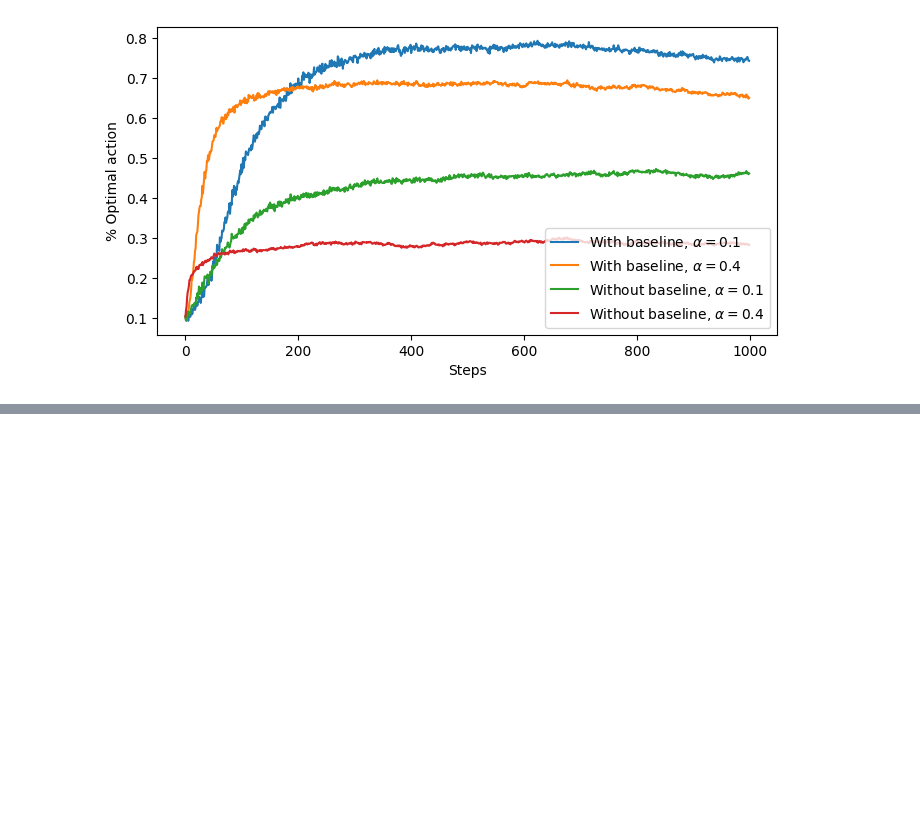
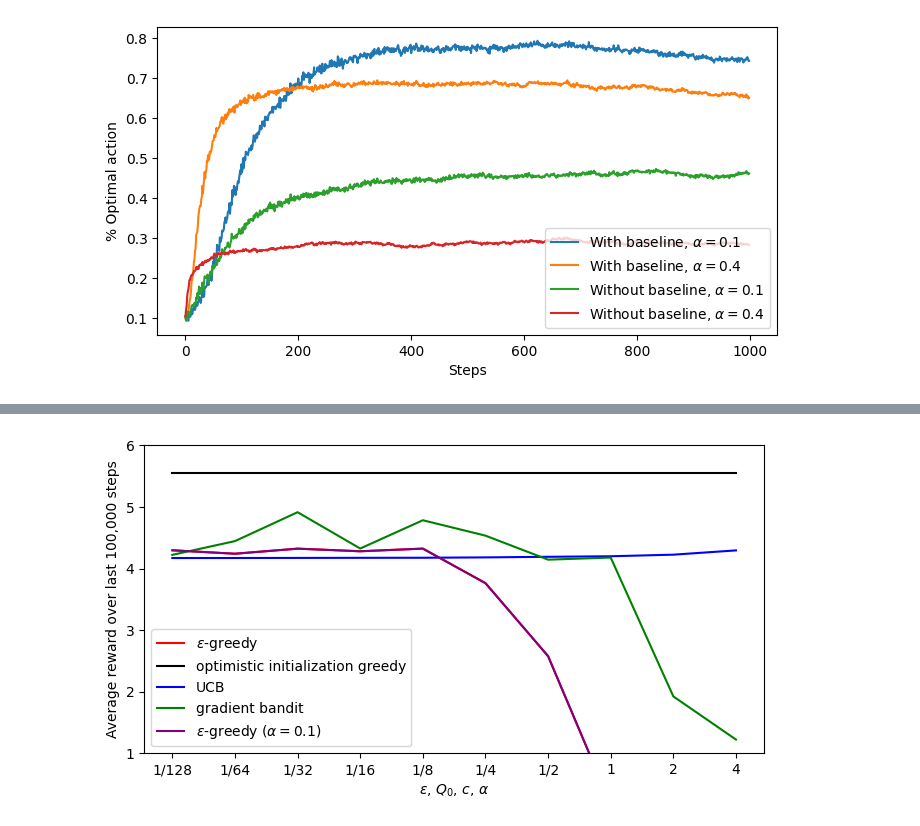
Before and after one commit to petergchang/Sutton-RL-Jax, a Jupyter notebook: Ch2.ipynb, the cells around one changed output, grey strips where cells are left out. Cells and saved outputs as stored; diff of their text form; code cells hidden in the pictures; blank space fills up the shorter version.

```diff
--- a/Ch2.ipynb
+++ b/Ch2.ipynb
@@ -410,0 +455,35 @@ ax.legend();
+# %%
+# Greedy with optimistic initialization (alpha=0.1)
+opt_greedy_nst_experiment = \
+    lambda Q: nonstationary_bandit_experiment(n_iter=10, n=200_000, alpha=0.1, init_reward=Q)[0][-100_000:].mean()
+opt_greedy_nst_rewards = vmap(opt_greedy_nst_experiment)(parameter_grid)
+# %%
+# UCB
+ucb_nst_experiment = \
+    lambda c: nonstationary_bandit_experiment(n_iter=10, n=200_000, ucb_c=c)[0][-100_000:].mean()
+ucb_nst_rewards = vmap(ucb_nst_experiment)(parameter_grid)
+# %%
+# Gradient bandit
+gb_nst_experiment = \
+    lambda alpha: nonstationary_gradient_bandit_experiment(n_iter=10, n=200_000, alpha=alpha)[0][-100_000:].mean()
+gb_nst_rewards = vmap(gb_nst_experiment)(parameter_grid)
+# %%
+# constant step-size e-greedy
+e_greedy_css_nst_experiment = \
+    lambda e: nonstationary_bandit_experiment(n_iter=10, n=200_000, alpha=0.1, eps=e)[0][-100_000:].mean()
+e_greedy_css_nst_rewards = vmap(e_greedy_nst_experiment)(parameter_grid)
+# %%
+fig, ax = plt.subplots(figsize=(8,4))
+ax.plot(e_greedy_nst_rewards, label=r"$\epsilon$-greedy", c="red");
+ax.plot(opt_greedy_nst_rewards, label=r"optimistic initialization greedy", c="k");
+ax.plot(ucb_nst_rewards, label=r"UCB", c="blue");
+ax.plot(gb_nst_rewards, label=r"gradient bandit", c="green");
+ax.plot(e_greedy_css_nst_rewards, label=r"$\epsilon$-greedy ($\alpha=0.1$)", c="purple");
+ax.set_xticks(jnp.arange(len(parameter_labels)))
+ax.set_xticklabels(parameter_labels)
+ax.set_ylim(1.0, 6.0)
+ax.set_xlabel(r"$\epsilon$, $Q_0$, $c$, $\alpha$")
+ax.set_ylabel("Average reward over last 100,000 steps")
+ax.legend();
+# %% [output]
+[figure, added]
```
Also changed, not shown: parts of 13 cells of this notebook.
